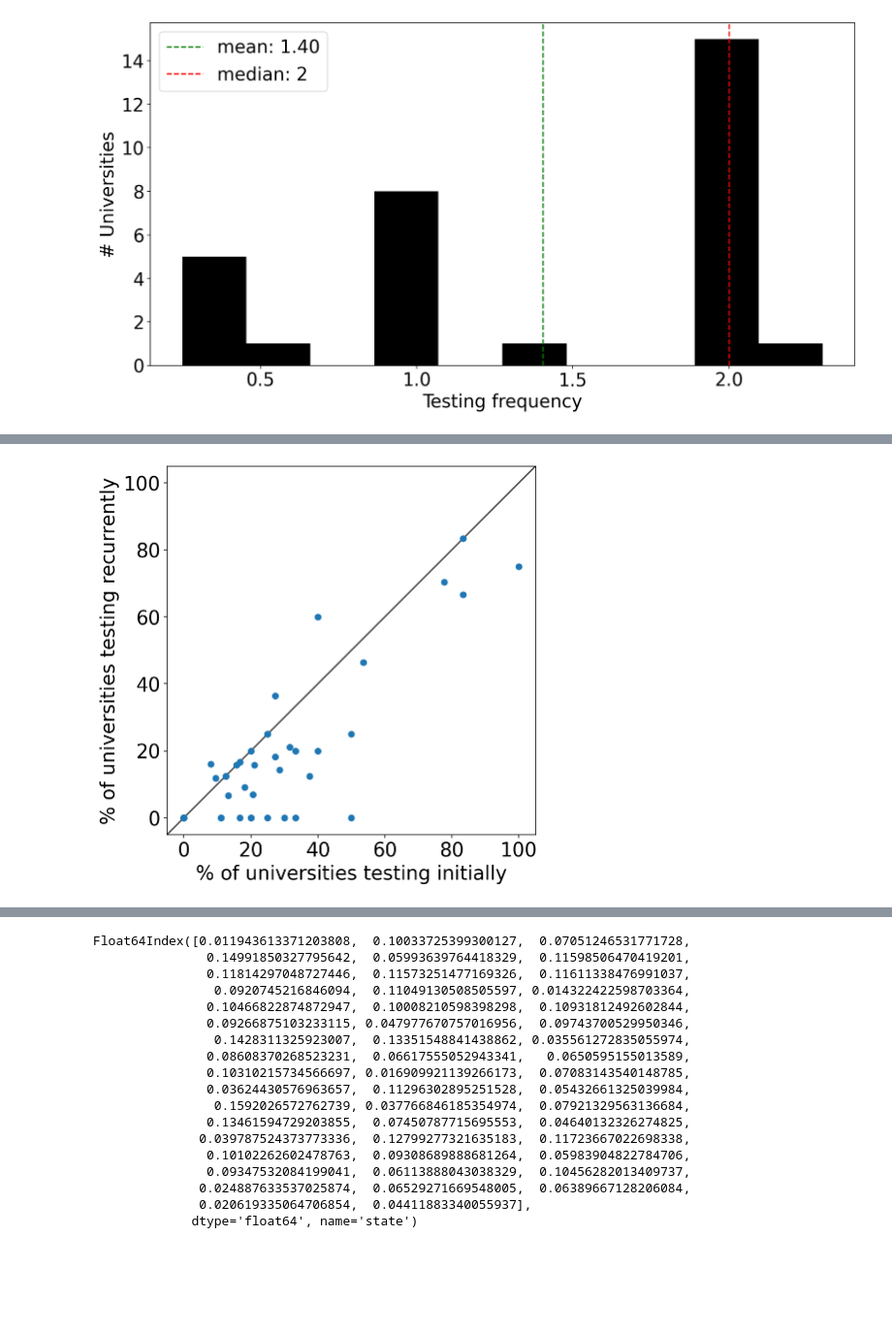
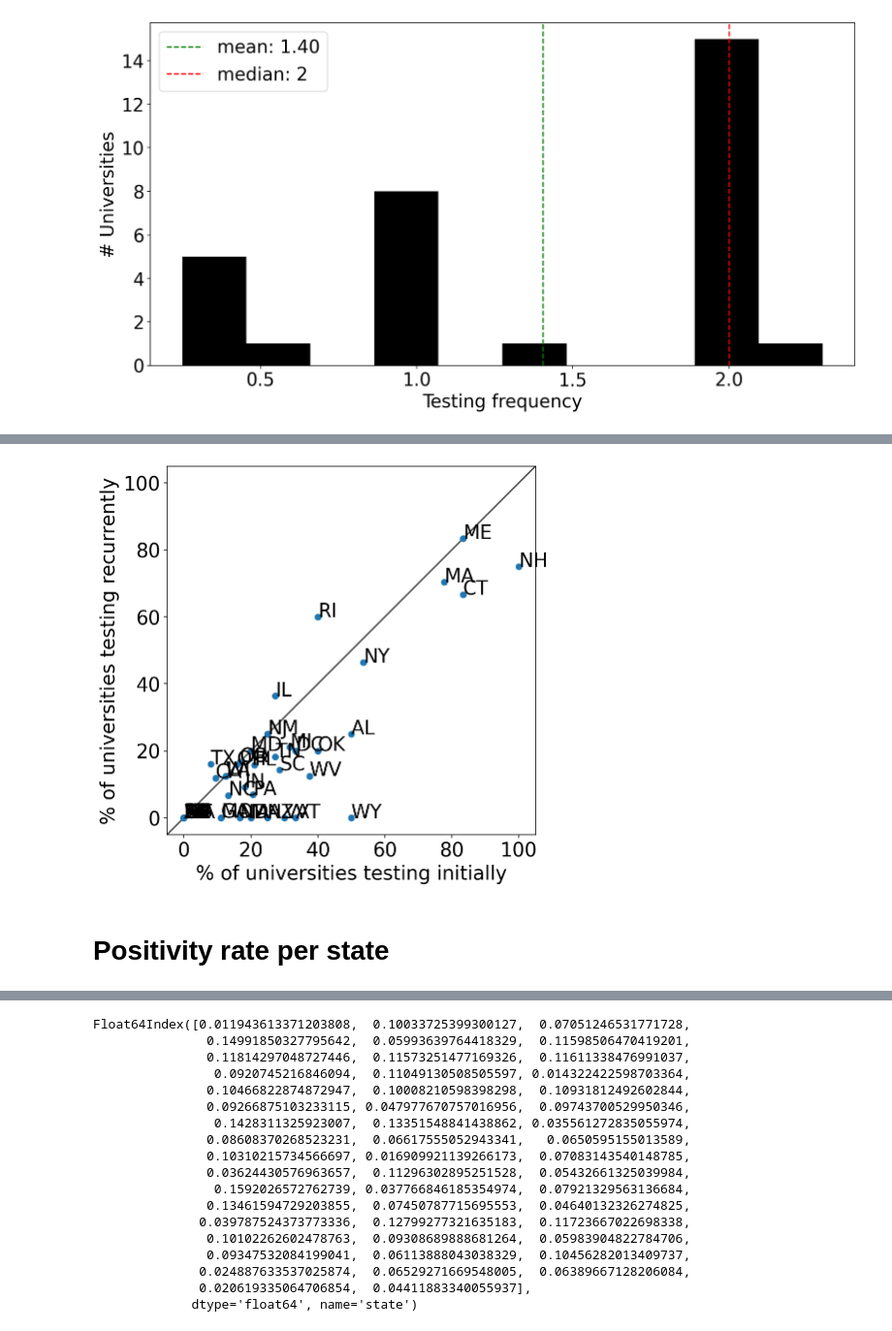
Before and after one commit to pachterlab/BTRBP_2020, a Jupyter notebook: notebooks/basic_stats.ipynb, the cells around one changed output, grey strips where cells are left out. Shown at 97% size. Saved outputs shown, nothing was run; the diff lists cells and outputs as text; code cells hidden in the pictures; blank space fills up the shorter version.

```diff
--- a/notebooks/basic_stats.ipynb
+++ b/notebooks/basic_stats.ipynb
@@ -200,27 +230,32 @@ Index(['institution', 'school_type', 'state', 'testing_info_link', 'rtc_model',
 # %%
+# all states
 v = df.groupby(['state', 'test_initial']).size().unstack(fill_value=0)
 initial = v/v.values.sum(axis=1)[:,None]*100
 
 v = df.groupby(['state', 'test_recurring']).size().unstack(fill_value=0)
 recurrent = v/v.values.sum(axis=1)[:,None]*100
+
+fig, ax = plt.subplots(figsize=(7,7))
+
+
+x = initial.TRUE.values
+y = recurrent.TRUE.values
+
+ax.scatter(x, y)
+yex(ax)
+
+kwd = {
+    "xlabel": "% of universities testing initially",
+    "ylabel": "% of universities testing recurrently"
+}
+ax.set(**kwd)
+for (xx, yy, txt) in zip(x, y, initial.index.values):
+  ax.annotate(txt, (xx, yy))
+fig.show()
+# %% [output]
+[figure, added]
-# %%
-fig, ax = plt.subplots(figsize=(7,7))
-
-x = initial.TRUE.values
-y = recurrent.TRUE.values
-
-ax.scatter(x, y)
-yex(ax)
-
-kwd = {
-    "xlabel": "% of universities testing initially",
-    "ylabel": "% of universities testing recurrently"
-}
-ax.set(**kwd)
-
-fig.show()
-# %% [output]
-[figure, removed]
+# %% [markdown]
+# Positivity rate per state
 # %%
 !wget https://covidtracking.com/api/v1/states/daily.csv
 # %% [output]
```
Also changed, not shown: parts of 26 cells of this notebook.
